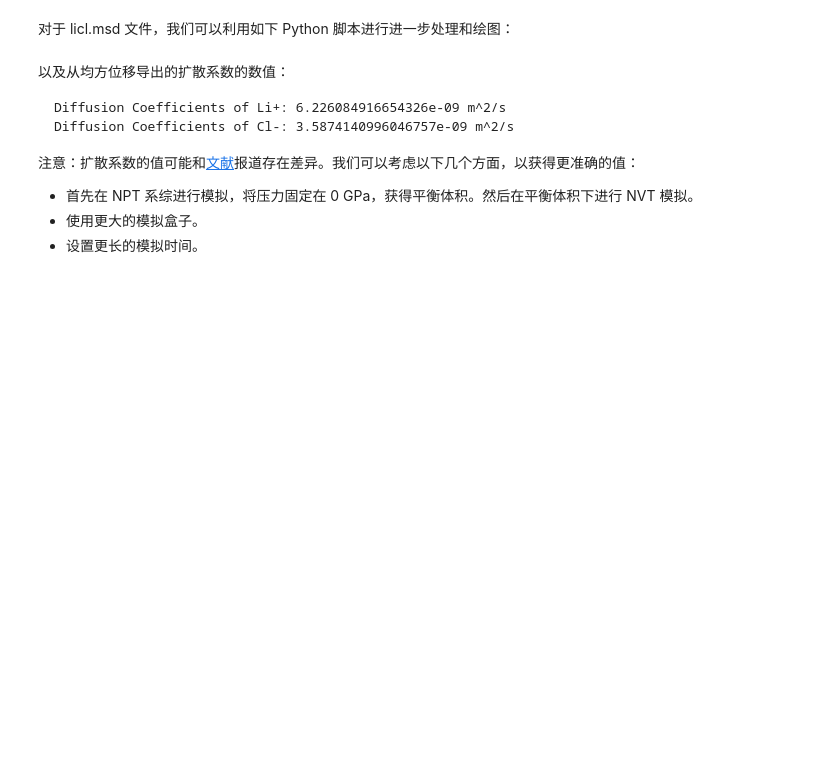
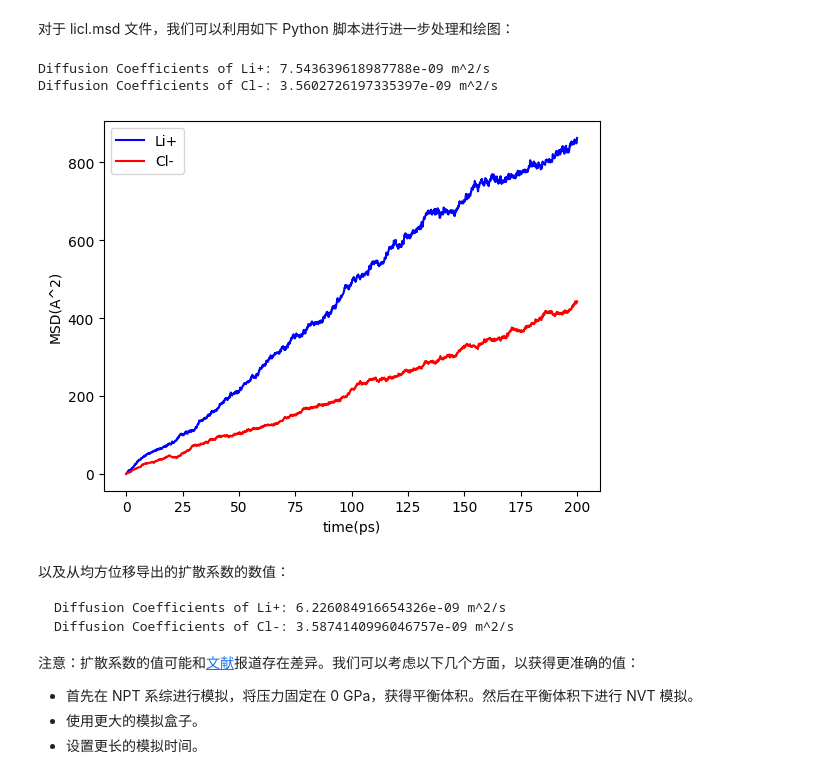
Before and after one commit to dptech-corp/bohrium-notebook, a Jupyter notebook: Proem/CH/LiCl_DP_Tutorial.ipynb, the cells around one changed output. Drawn from its saved outputs; the diff is of its cells as text; code cells hidden in the pictures; blank space fills up the shorter version.

````diff
--- a/Proem/CH/LiCl_DP_Tutorial.ipynb
+++ b/Proem/CH/LiCl_DP_Tutorial.ipynb
@@ -308,29 +362,33 @@ plt.show()
 # %%
 import numpy as np
 import matplotlib.pyplot as plt
 
-data = np.loadtxt('licl.msd', skiprows=2)
+data = np.loadtxt('./LiCl_DP_Tutorial_Example/chapter1/licl.msd', skiprows=2)
 
 time = data[:, 0]
 msd1 = data[:, 1]
 msd2 = data[:, 2]
 
 plt.plot(time/1000, msd1, 'b-', label='Li+') # 1fs= 1/1000ps
 plt.plot(time/1000, msd2, 'r-', label='Cl-')
 plt.xlabel('time(ps)')
 plt.ylabel('MSD(A^2)')
 
 slope1, residuals = np.polyfit(time, msd1, 1)
 slope2, residuals = np.polyfit(time, msd2, 1)
 
 Diff1 = slope1/6 * 1e-5  # D=1/6*slope; 1 A^2/fs = 1e-5 m^2/s
 Diff2 = slope2/6 * 1e-5
 
 print(f"Diffusion Coefficients of Li+: {Diff1} m^2/s")
 print(f"Diffusion Coefficients of Cl-: {Diff2} m^2/s")
 
 plt.legend()
-plt.savefig('msd.png',dpi=300)
+plt.show()
+# %% [output]
+Diffusion Coefficients of Li+: 7.543639618987788e-09 m^2/s
+Diffusion Coefficients of Cl-: 3.5602726197335397e-09 m^2/s
+[figure, added]
 # %% [markdown]
 以及从均方位移导出的扩散系数的数值：
 ```
````
Also changed, not shown: parts of 74 cells of this notebook.
